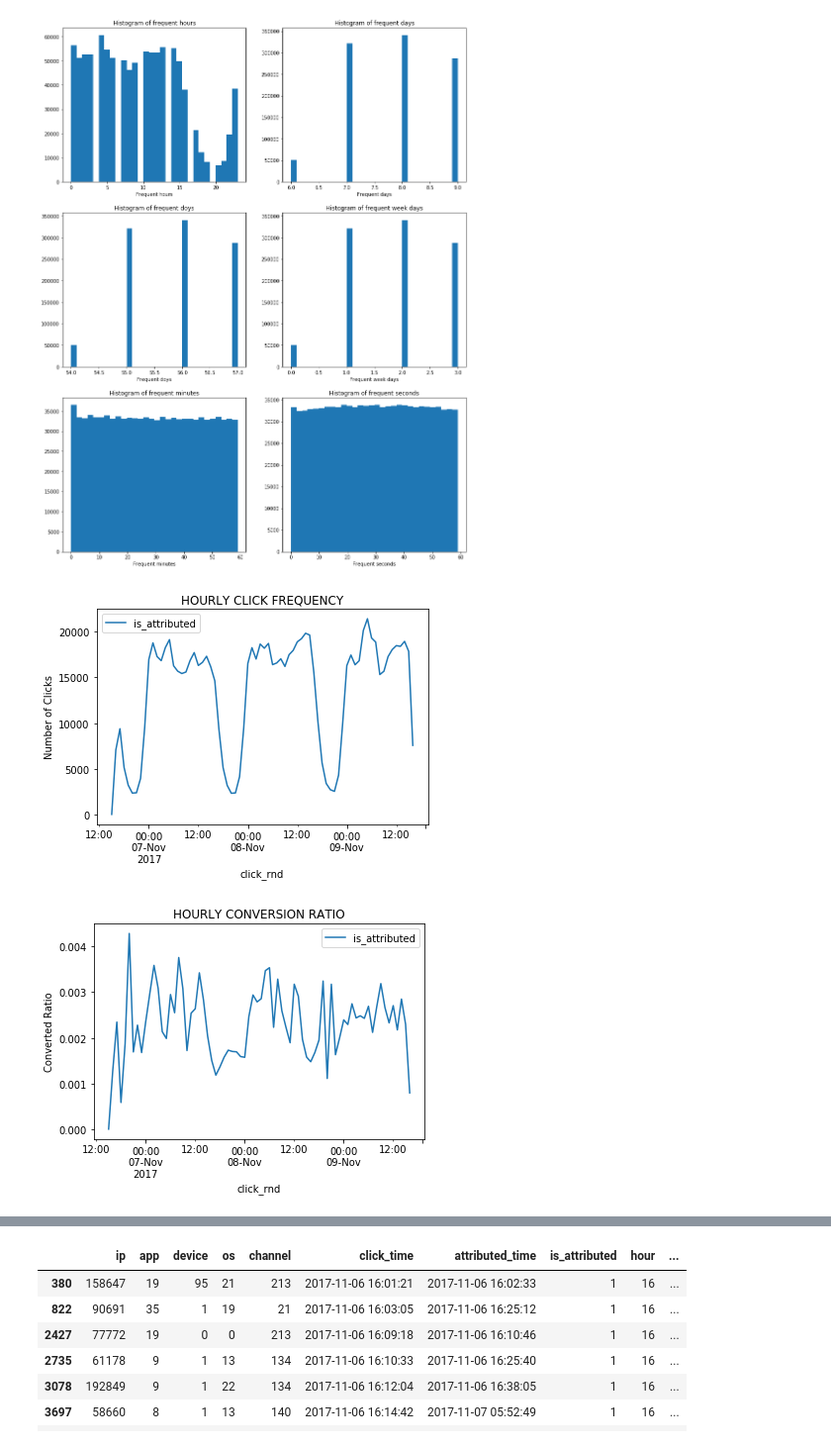
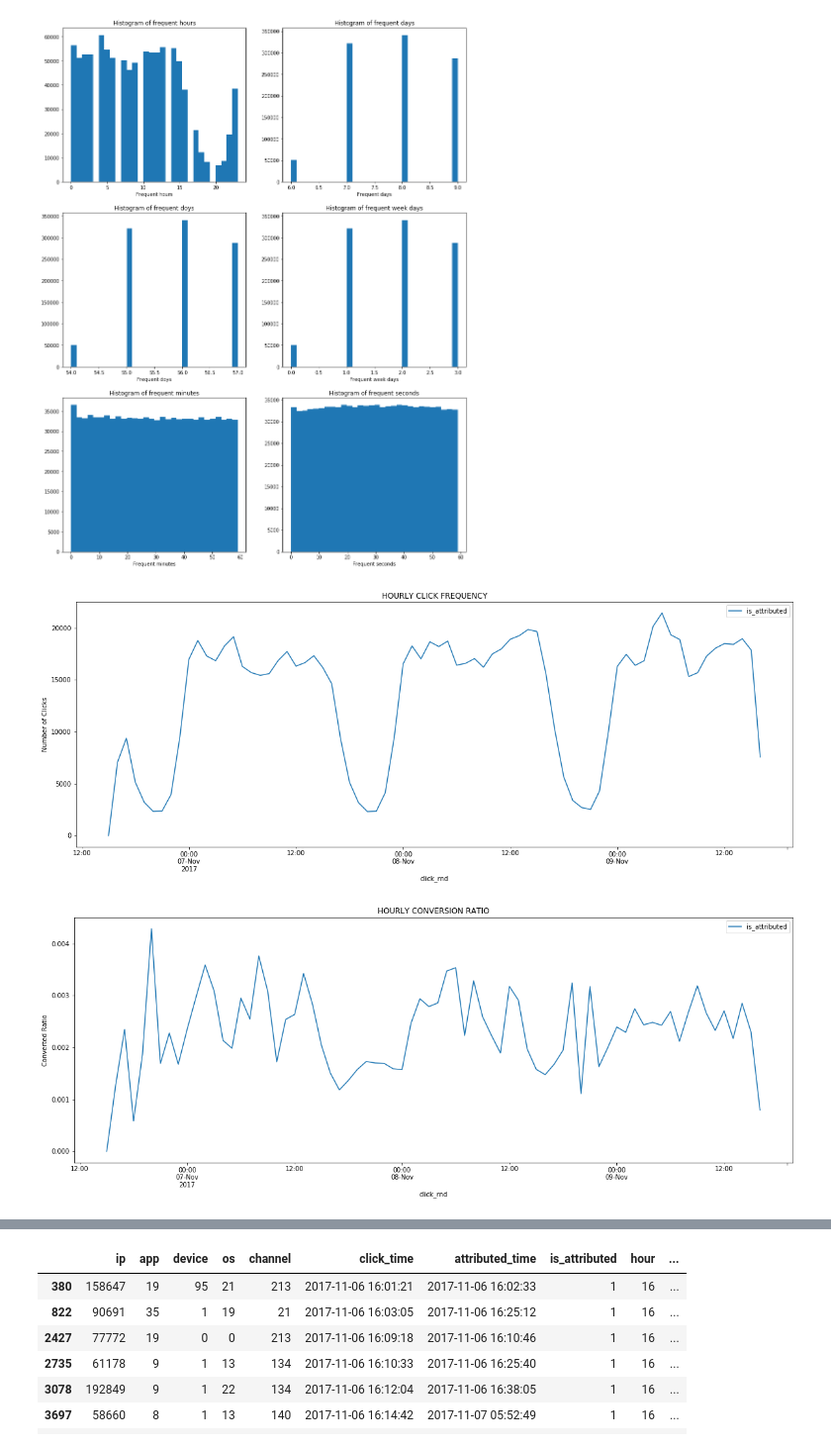
Before and after one commit to 181192/DAT158ML-Oblig02, a Jupyter notebook: Fraud Detection.ipynb, the cells around one changed output, grey strips where cells are left out. Shown at 99% size. Cells and saved outputs as stored; diff of their text form; code cells hidden in the pictures.

```diff
--- a/Fraud Detection.ipynb
+++ b/Fraud Detection.ipynb
@@ -419,18 +436,18 @@ plt.show()
 # %%
 #round the time to nearest hour
 train['click_rnd']=train['click_time'].dt.round('H')
 
 #check for hourly patterns
-train[['click_rnd','is_attributed']].groupby(['click_rnd'], as_index=True).count().plot()
+train[['click_rnd','is_attributed']].groupby(['click_rnd'], as_index=True).count().plot(figsize=(20, 7))
 plt.title('HOURLY CLICK FREQUENCY');
 plt.ylabel('Number of Clicks');
 
-train[['click_rnd','is_attributed']].groupby(['click_rnd'], as_index=True).mean().plot()
+train[['click_rnd','is_attributed']].groupby(['click_rnd'], as_index=True).mean().plot(figsize=(20, 7))
 plt.title('HOURLY CONVERSION RATIO');
 plt.ylabel('Converted Ratio');
 # %% [output]
-[figure, old version]
+[figure, new version]
-[figure, old version]
+[figure, new version]
 # %%
 train['click_hour']=train['click_time'].dt.hour
 
```
Also changed, not shown: parts of 12 cells of this notebook.
